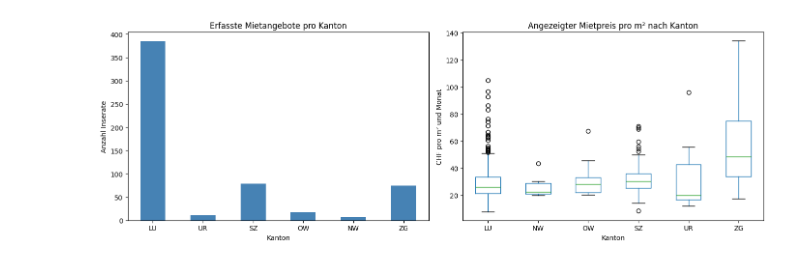
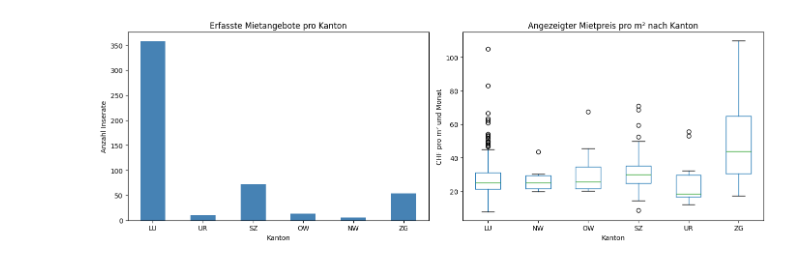
Before and after one commit to ruefeenr/cip_project_group_204, a Jupyter notebook: scripts/flatfox_data_analysis.ipynb, the cells around one changed output. Cells and saved outputs as stored; diff of their text form; code cells hidden in the pictures.

```diff
--- a/scripts/flatfox_data_analysis.ipynb
+++ b/scripts/flatfox_data_analysis.ipynb
@@ -2,9 +3,11 @@
 import pandas as pd
 import matplotlib.pyplot as plt
 # %%
-df = pd.read_csv(
-    "/Users/enrue/Developer/jupyter-setup/cip_projekt/data_processed/"
-    "flatfox_rentals_zentralschweiz.csv")
+PROJECT_DIR = Path.cwd().parent if Path.cwd().name == "scripts" else Path.cwd()
+CENTRAL_CANTONS = ["LU", "UR", "SZ", "OW", "NW", "ZG"]
+
+df = pd.read_csv(PROJECT_DIR / "data_processed" / "flatfox_rentals_zentralschweiz.csv")
+df["price_per_m2"] = df["price_display"] / df["surface_living"]
 
 df["object_category"].value_counts(dropna=False)
 # %% [output]
@@ -100,57 +120,39 @@ plt.show()
 # %%
-plot_data = df_rentals.copy()
-
-# Numerische Werte für die Preisvergleiche vorbereiten.
-for column in ["price_display", "surface_living"]:
-    plot_data[column] = pd.to_numeric(
-        plot_data[column], errors="coerce"
-    )
-
-plot_data = plot_data.loc[
-    plot_data["price_unit"].eq("monthly")
-    & plot_data["price_display"].gt(0)
-    & plot_data["surface_living"].gt(0)
-].copy()
-
-plot_data["price_per_m2"] = (plot_data["price_display"] / plot_data["surface_living"])
-
-cantons = ["LU", "UR", "SZ", "OW", "NW", "ZG"]
-
 fig, axes = plt.subplots(1, 2, figsize=(14, 5))
 
 # 1. Anzahl aller erfassten Mietangebote je Kanton.
 counts = (
     df_rentals["kanton_geo"]
     .value_counts()
-    .reindex(cantons, fill_value=0)
+    .reindex(CENTRAL_CANTONS, fill_value=0)
 )
 
 counts.plot.bar(ax=axes[0], color="steelblue", rot=0)
 
 axes[0].set(
     title="Erfasste Mietangebote pro Kanton",
     xlabel="Kanton",
     ylabel="Anzahl Inserate",
 )
 
 # 2. Angezeigter monatlicher Mietpreis pro m².
-plot_data.boxplot(
+df_rentals.boxplot(
     column="price_per_m2",
     by="kanton_geo",
     ax=axes[1],
     grid=False,
 )
 
 axes[1].set(
     title="Angezeigter Mietpreis pro m² nach Kanton",
     xlabel="Kanton",
     ylabel="CHF pro m² und Monat",
 )
 
 # Automatischen Titel des pandas-Boxplots entfernen.
 fig.suptitle("")
 plt.tight_layout()
 plt.show()
 # %% [output]
-[figure, old version]
+[figure, new version]
 # %%
```
Also changed, not shown: parts of 11 cells of this notebook.
